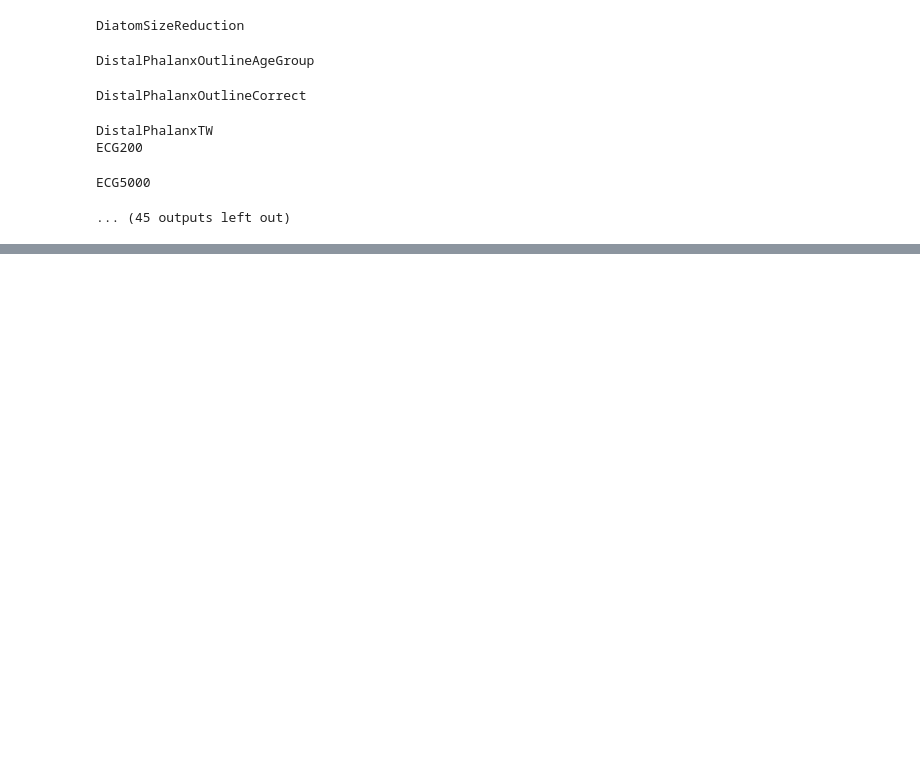
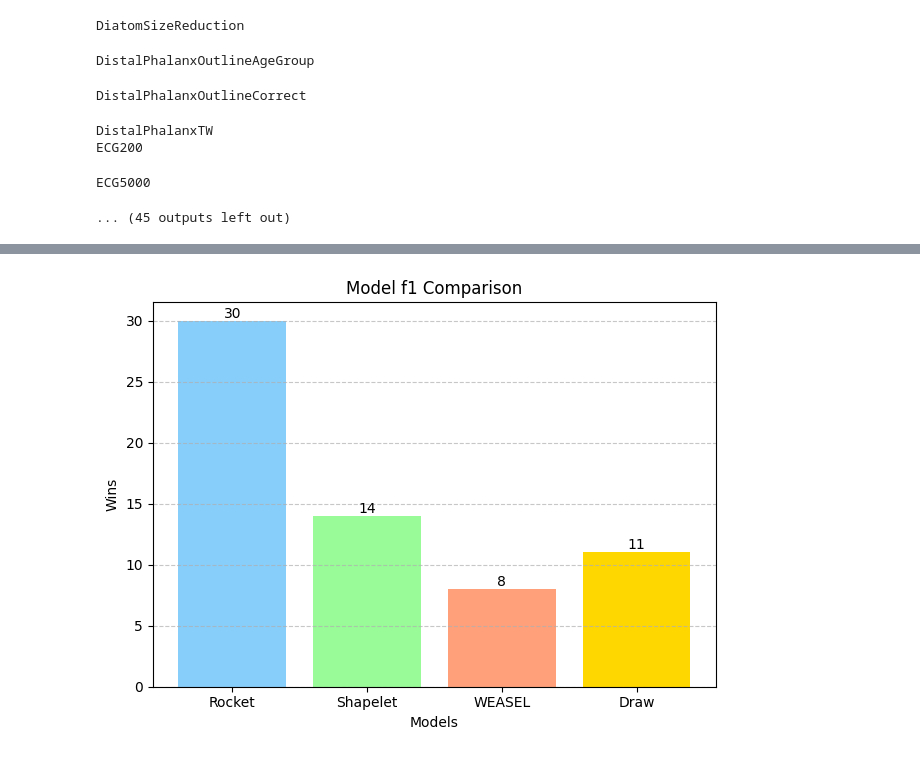
Before and after one commit to VladFearo/Rocket-Weasel-Shapelet-Comparison, a Jupyter notebook: model_comparisons.ipynb, the cells around one changed output, grey strips where cells are left out. Drawn from its saved outputs; the diff is of its cells as text; code cells hidden in the pictures; blank space fills up the shorter version.

```diff
--- a/model_comparisons.ipynb
+++ b/model_comparisons.ipynb
@@ -772,0 +840,4 @@ with open(file_path, "w") as json_file:
+# %%
+count_wins(rocket_data, shapelet_data, weasel_data, 'f1', 3)
+# %% [output]
+[figure, added]
```
Also changed, not shown: parts of 23 cells of this notebook.
